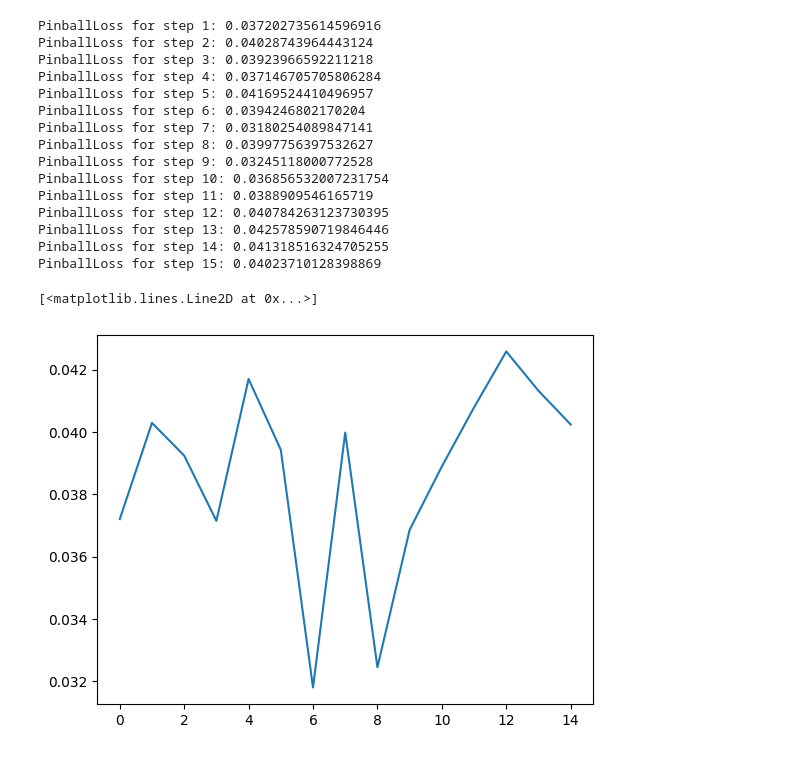
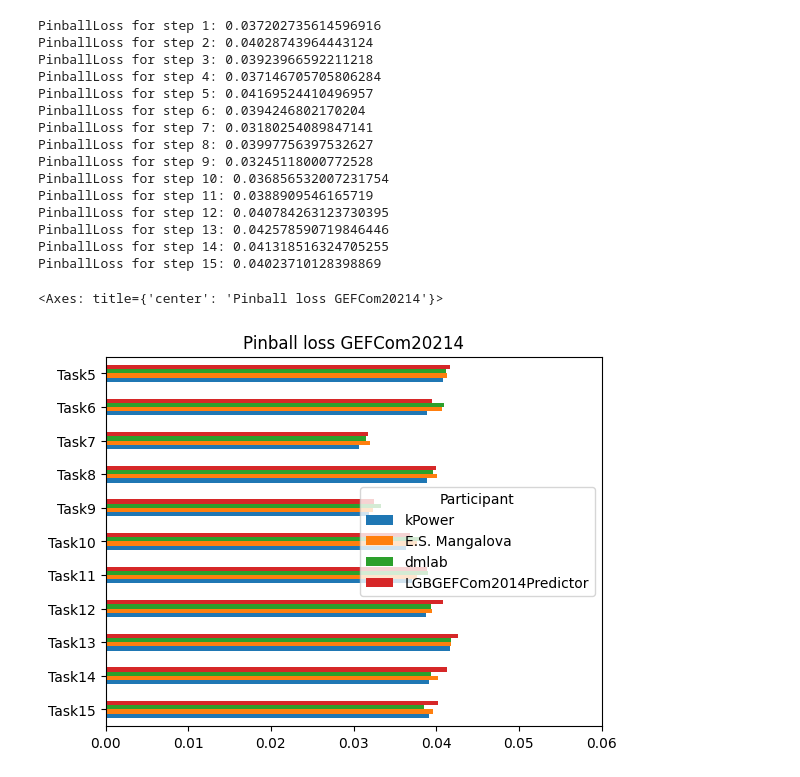
Before and after one commit to rebase-energy/treewe, a Jupyter notebook: treen/examples/gefcom2014-wind.ipynb, the cells around one changed output. Saved outputs shown, nothing was run; the diff lists cells and outputs as text; code cells hidden in the pictures.

Commit message:
make benchmark plot

```diff
--- a/treen/examples/gefcom2014-wind.ipynb
+++ b/treen/examples/gefcom2014-wind.ipynb
@@ -8,7 +8,7 @@ import gymnasium as gym
 # %% [markdown]
 ### Step 1) Define the energy system
 # %%
-df = load_example('gefcom2014-wind')
+df_data, df_scores = load_example('gefcom2014-wind')
 
 windfarms = []
 for name in df.columns.levels[0]:
@@ -31,7 +31,7 @@ df.head()
 dataset = ef.Dataset(name="gefcom2024",
                      description="Data provided by the organisers of HEFTCom2024. Participants are free to use additional external data.",
                      energy_system=portfolio,
-                     data={"data_gefcom2014_wind": df})
+                     data={"data_gefcom2014_wind": df_data, "scores_gefcom2014_wind": df_scores})
 # %% [markdown]
 ### Step 2) Define state, exogeneous and action spaces
 # %%
@@ -73,6 +73,7 @@ class GEFCom2014WindEnv(gym.Env):
     def __init__(self, dataset: ef.Dataset):
         self.dataset = dataset
         self.data = dataset.data["data_gefcom2014_wind"]
+        self.scores = dataset.data["scores_gefcom2014_wind"]
         self.input = ["U10", "V10", "U100", "V100"]
         self.target = ["Power"]
         self.state_space = state_space
@@ -151,6 +152,18 @@ class GEFCom2014WindEnv(gym.Env):
             self.idx_counter += 1
 
             return None, next_target, done
+
+    def plot_results(self, losses, predictor_name, drop_tasks=None, top_teams=None):
+        df_scores = self.scores
+        df_scores.loc[predictor_name,:] = losses
+        df_scores = df_scores.drop(columns=drop_tasks)
+        teams = list(df_scores.mean(axis=1).sort_values().iloc[:top_teams].index.values)
+        teams.append(predictor_name)
+
+        ax = df_scores.T.loc[::-1,teams].plot.barh(title="Pinball loss GEFCom20214")
+        ax.set_xlim(0, 0.06)
+
+        return ax
 # %% [markdown]
 ### Step 4) Define the objective
 # %%
@@ -328,10 +341,12 @@ PinballLoss for step 12: 0.040784263123730395
 PinballLoss for step 13: 0.042578590719846446
 PinballLoss for step 14: 0.041318516324705255
 PinballLoss for step 15: 0.04023710128398869
-# %%
-import matplotlib.pyplot as plt
-plt.plot(losses)
-# %% [output]
-[<matplotlib.lines.Line2D at 0x...>]
-[figure, removed]
+# %%
+env.plot_results(losses,
+                 predictor_name="LGBGEFCom2014Predictor",
+                 drop_tasks=["Task1", "Task2", "Task3", "Task4"],
+                 top_teams=3)
+# %% [output]
+<Axes: title={'center': 'Pinball loss GEFCom20214'}>
+[figure, added]
 # %%
```
Also changed, not shown: parts of 9 cells of this notebook, 1 other file.
